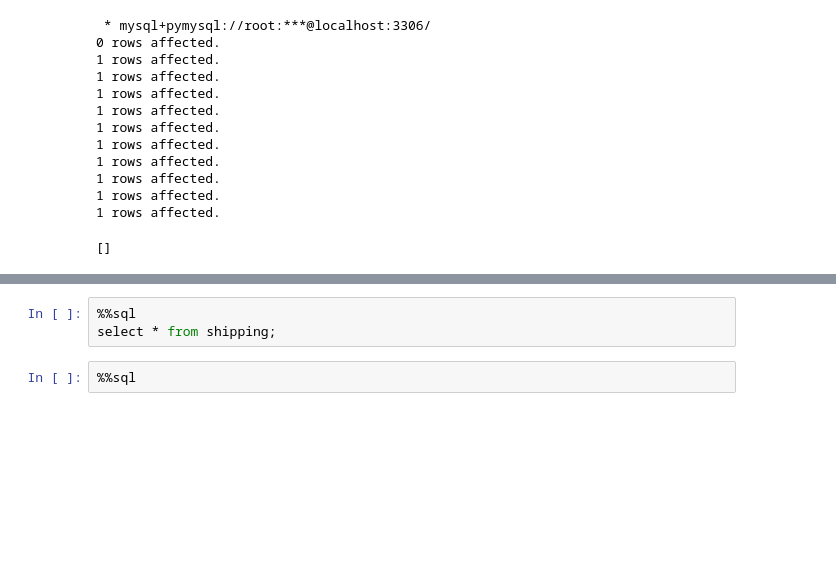
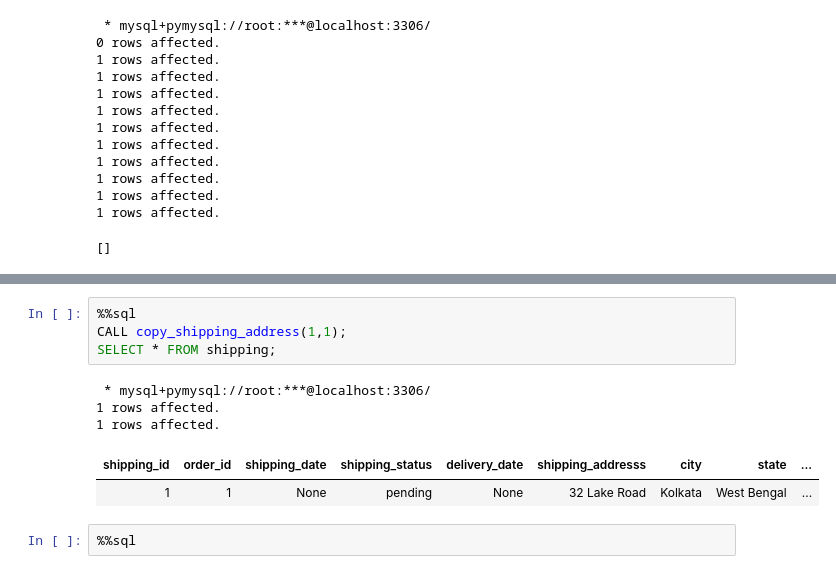
Before and after one commit to rajeshsj12/SQL_Project, a Jupyter notebook: Sales Order DB Architecture with ACID-Compliant Business Logic/Sales Order DB Architecture with ACID-Compliant Business Logic.ipynb, the cells around one changed output, grey strips where cells are left out. Drawn from its saved outputs; the diff is of its cells as text; blank space fills up the shorter version.

```diff
--- a/Sales Order DB Architecture with ACID-Compliant Business Logic/Sales Order DB Architecture with ACID-Compliant Business Logic.ipynb
+++ b/Sales Order DB Architecture with ACID-Compliant Business Logic/Sales Order DB Architecture with ACID-Compliant Business Logic.ipynb
@@ -1427,6 +1591,13 @@ select * from orders;
-# %%
-%%sql
-select * from shipping;
+# %%
+%%sql
+CALL copy_shipping_address(1,1);
+SELECT * FROM shipping;
+# %% [output]
+ * mysql+pymysql://root:***@localhost:3306/
+1 rows affected.
+1 rows affected.
+| shipping_id | order_id | shipping_date | shipping_status | delivery_date | shipping_addresss | city | state | ... |
+| 1 | 1 | None | pending | None | 32 Lake Road | Kolkata | West Bengal | ... |
 # %%
 %%sql
 # %%
```
Also changed, not shown: parts of 38 cells of this notebook.
